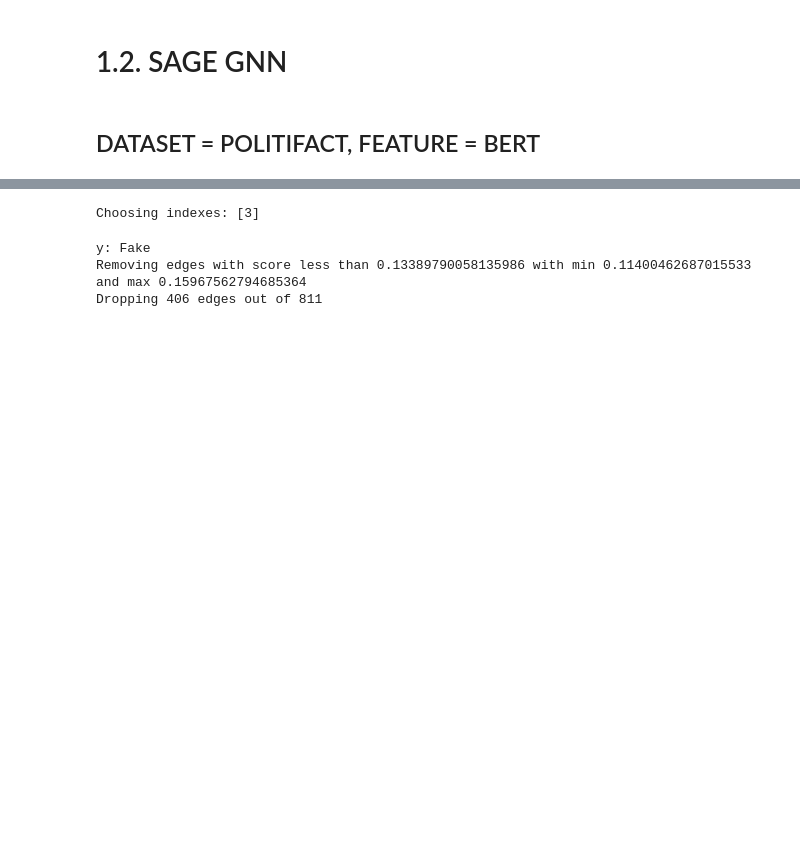
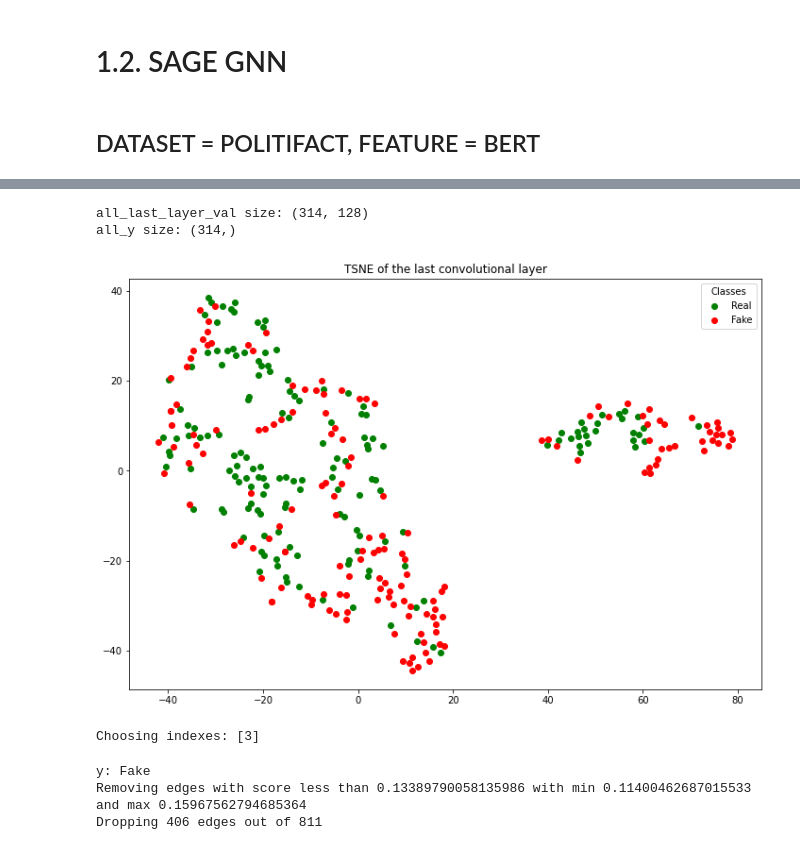
Before and after one commit to sersery35/Explainability_of_FND_Models, a Jupyter notebook: GNNFakeNews/notebooks/UPFD_SAGE_GNN_POL_Notebook.ipynb, the cells around one changed output, grey strips where cells are left out. Drawn from its saved outputs; the diff is of its cells as text; code cells hidden in the pictures; blank space fills up the shorter version.

```diff
--- a/GNNFakeNews/notebooks/SAGE_GNN_Model_Analysis.ipynb
+++ b/GNNFakeNews/notebooks/UPFD_SAGE_GNN_POL_Notebook.ipynb
@@ -33,3 +40,9 @@ Test set results: acc: 0.8190, f1_macro: 0.8177, f1_micro: 0.8190,precision: 0.8
+# %%
+model.m_visualize_tsne_of_last_conv_layer(split='all')
+# %% [output]
+all_last_layer_val size: (314, 128)
+all_y size: (314,)
+[figure, added]
 # %%
 sample_data = dataset_manager.get_random_train_samples(device=model.m_args.device)[0]
 explainer = GNNModelExplainer(model, sample_data)
```
Also changed, not shown: parts of 3 cells of this notebook, 10 other files.
